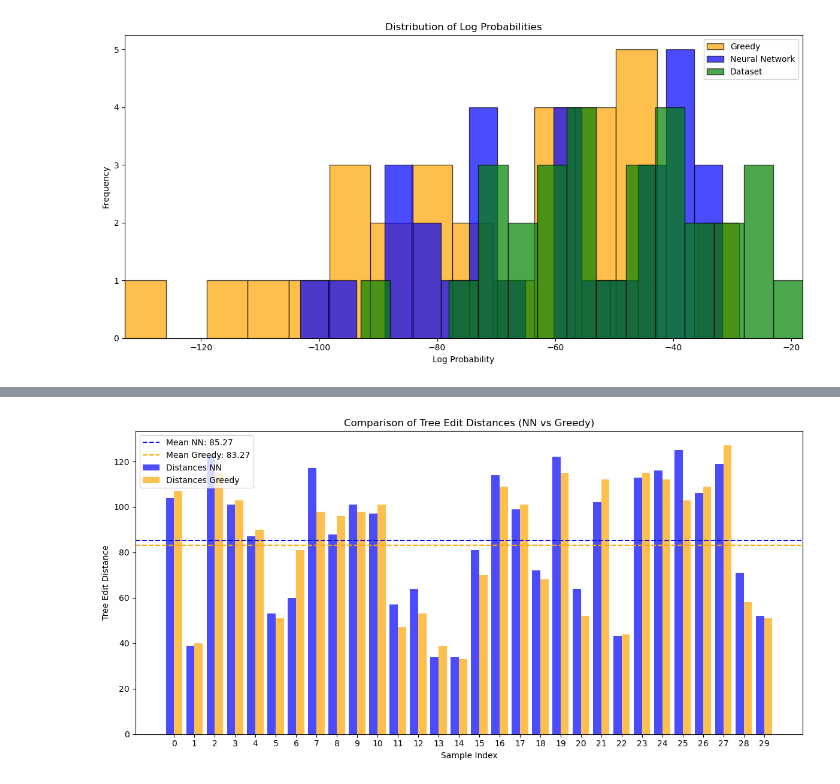
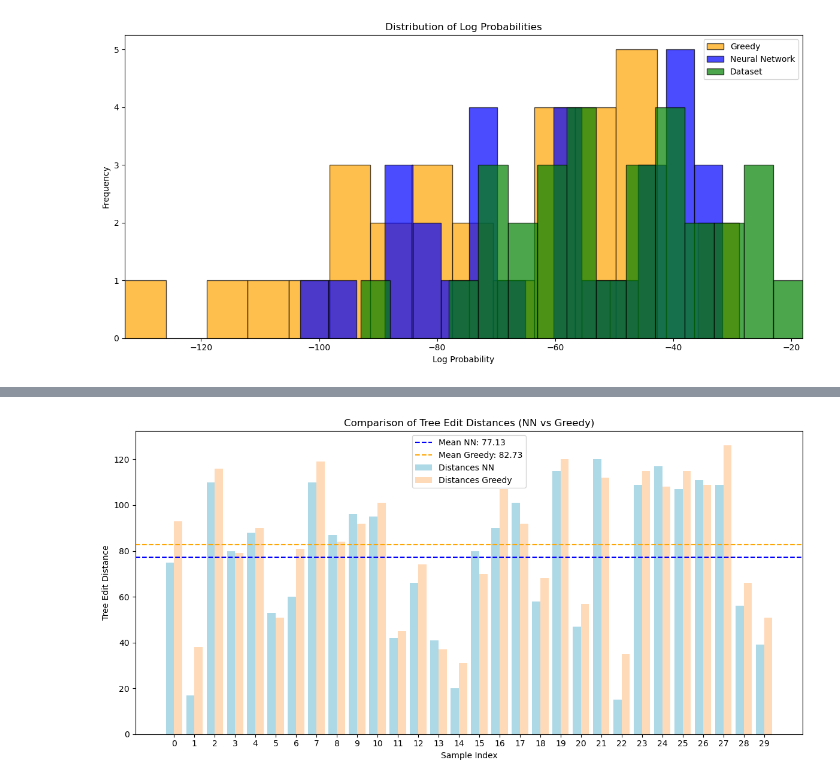
Before and after one commit to tmac1335/RL-PCFG-Jazz-Harmonies, a Jupyter notebook: src/main.ipynb, the cells around one changed output, grey strips where cells are left out. Cells and saved outputs as stored; diff of their text form; code cells hidden in the pictures.

```diff
--- a/src/main.ipynb
+++ b/src/main.ipynb
@@ -48,4 +45,4 @@ full_data.extend(random.sample(chords_dataset,150))
 
 train_data, test_data = train_test_split(tree_chord_data, test_size=0.2, random_state=42)
 # %%
-train_model(model,train_data, prob_dict, rules, num_episodes=20000)
+train_model(model,train_data, prob_dict, rules, num_episodes=10000)
@@ -426,10 +82,10 @@ greedy = []
 random_vals = []
 nn_vals = []
 counter = 0
-for chord in test_data:
+for chord in test_data_trees_leaves:
     counter += 1
     env = Environment(chord, rules, prob_dict)
-    env.add_model(model)
+    env.add_model(unpickled_model)
     env.simulate_random_baseline()
 
     random_vals.append(env.evaluate_tree())
@@ -438,7 +94,7 @@ for chord in test_data:
     greedy.append(env.evaluate_tree())
 
     env = Environment(chord, rules, prob_dict)
-    env.add_model(model)
+    env.add_model(unpickled_model)
     env.nn_simulate()
     nn_vals.append(env.evaluate_tree())
 # %%
@@ -602,3 +276,6 @@ test_data_trees = test_data['complete_constituent_tree'].tolist()
+# %%
+test_data_trees_leaves = [build_tree_from_dict(i).get_leaves() for i in test_data_trees]
+test_data_trees_leaves = [[leaf.chord.label for leaf in leaves] for leaves in test_data_trees_leaves]
 # %%
 distances_nn = []
 distances_greedy = []
@@ -609,13 +286,13 @@ start_test = []
 rule_probs = []
 rule_probs_greedy = []
 
-for i in range(len(test_data_chords)):
-    env = Environment(test_data_chords[i], rules, prob_dict)
+for i in range(len(test_data_trees_leaves)):
+    env = Environment(test_data_trees_leaves[i], rules, prob_dict)
     env.add_model(unpickled_model)
     env.nn_simulate()
     rule_probs.append([np.log(prob_dict.get(rule.make_hashable(), 1e-10)) for rule in env.applied_rules])
 
-    env2 = Environment(test_data_chords[i], rules, prob_dict)
+    env2 = Environment(test_data_trees_leaves[i], rules, prob_dict)
     env2.simulate_greedy_baseline()
     rule_probs_greedy.append([np.log(prob_dict.get(rule.make_hashable(), 1e-10)) for rule in env2.applied_rules])
     test_tree = build_tree_from_dict(test_data_trees[i])
@@ -748,34 +375,34 @@ sum(differences_greedy)
 # %%
 import numpy as np
 import matplotlib.pyplot as plt
 
 # Create an array of indices for the x-axis
 indices = np.arange(len(distances_nn))
 
 plt.figure(figsize=(12, 6))
 
 # Define the width of each bar
 bar_width = 0.4
 
-# Plot the bars for distances_nn and distances_greedy
-plt.bar(indices - bar_width / 2, distances_nn, width=bar_width, label='Distances NN', color='blue', alpha=0.7)
-plt.bar(indices + bar_width / 2, distances_greedy, width=bar_width, label='Distances Greedy', color='orange', alpha=0.7)
+# Plot the bars for distances_nn and distances_greedy with lighter colors
+plt.bar(indices - bar_width / 2, distances_nn, width=bar_width, label='Distances NN', color='lightblue', alpha=1)
+plt.bar(indices + bar_width / 2, distances_greedy, width=bar_width, label='Distances Greedy', color='peachpuff', alpha=1)
 
 # Plot the mean lines
 mean_nn = np.mean(distances_nn)
 mean_greedy = np.mean(distances_greedy)
 plt.axhline(y=mean_nn, color='blue', linestyle='--', label=f'Mean NN: {mean_nn:.2f}')
 plt.axhline(y=mean_greedy, color='orange', linestyle='--', label=f'Mean Greedy: {mean_greedy:.2f}')
 
 # Add labels, title, and legend
 plt.xlabel('Sample Index')
 plt.ylabel('Tree Edit Distance')
 plt.title('Comparison of Tree Edit Distances (NN vs Greedy)')
 plt.xticks(indices)  # Set x-axis ticks to match the indices
 plt.legend()
 
 # Show the plot
 plt.tight_layout()
 plt.show()
 # %% [output]
-[figure, old version]
+[figure, new version]
```
Also changed, not shown: parts of 21 cells of this notebook, 7 other files.
